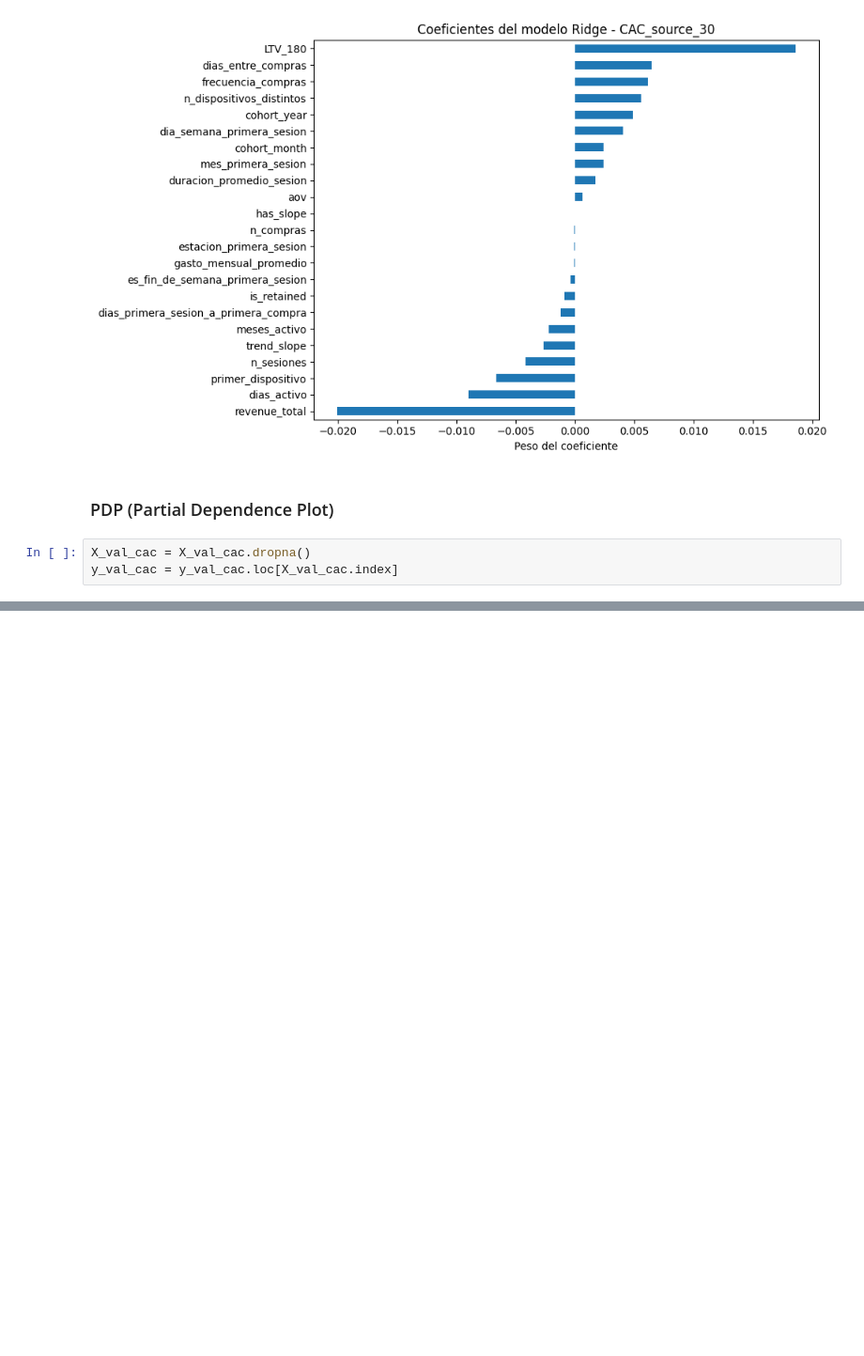
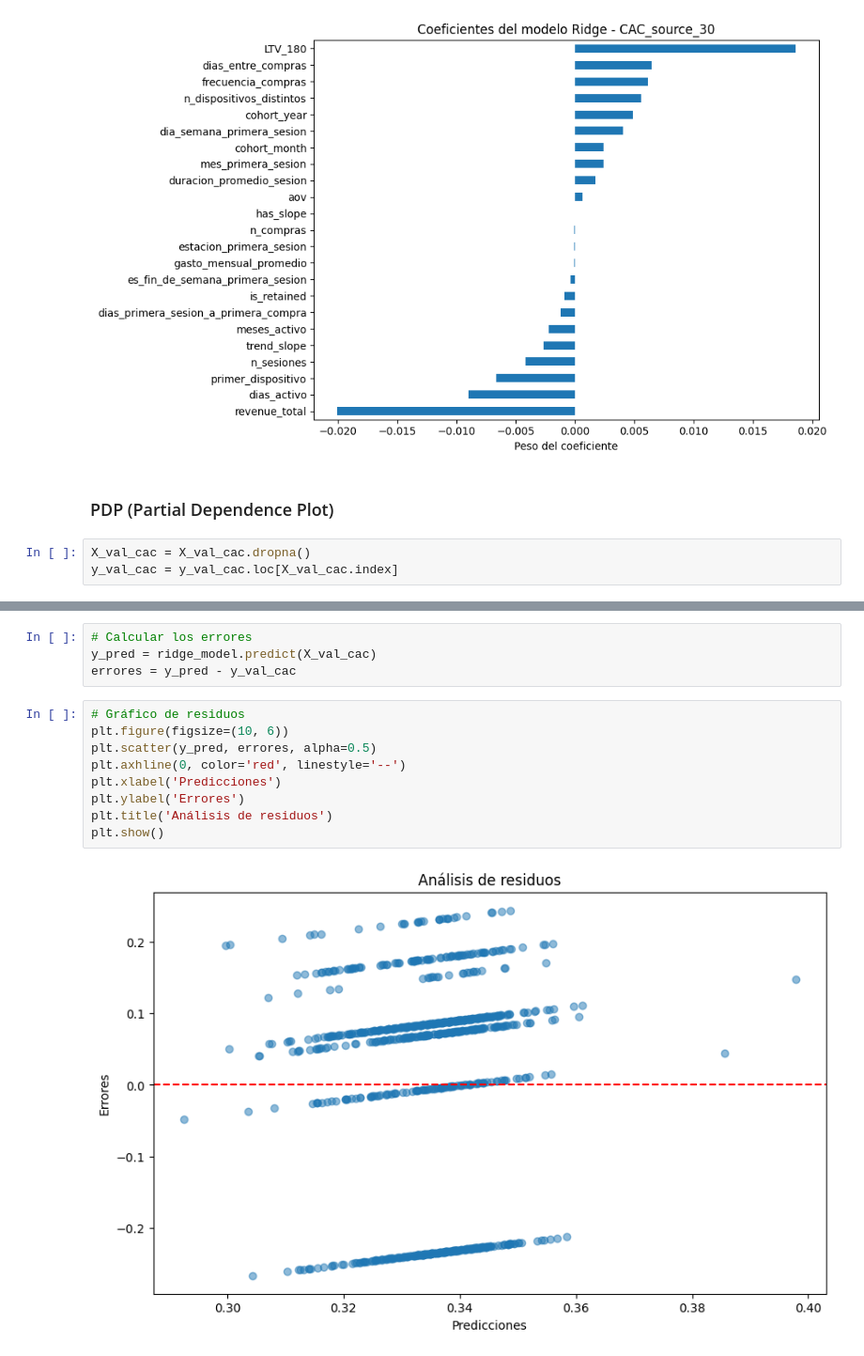
Before and after one commit to maemiliarv/DataMiningProyectoFinal, a Jupyter notebook: notebooks/04_explicabilidad_Diagnostico.ipynb, the cells around one changed output, grey strips where cells are left out. Shown at 94% size. Saved outputs shown, nothing was run; the diff lists cells and outputs as text; blank space fills up the shorter version.

```diff
--- a/notebooks/04_explicabilidad_Diagnostico.ipynb
+++ b/notebooks/04_explicabilidad_Diagnostico.ipynb
@@ -273,0 +276,15 @@ plt.show()
+# %%
+# Calcular los errores
+y_pred = ridge_model.predict(X_val_cac)
+errores = y_pred - y_val_cac
+# %%
+# Gráfico de residuos
+plt.figure(figsize=(10, 6))
+plt.scatter(y_pred, errores, alpha=0.5)
+plt.axhline(0, color='red', linestyle='--')
+plt.xlabel('Predicciones')
+plt.ylabel('Errores')
+plt.title('Análisis de residuos')
+plt.show()
+# %% [output]
+[figure, added]
```
Also changed, not shown: parts of 3 cells of this notebook.
